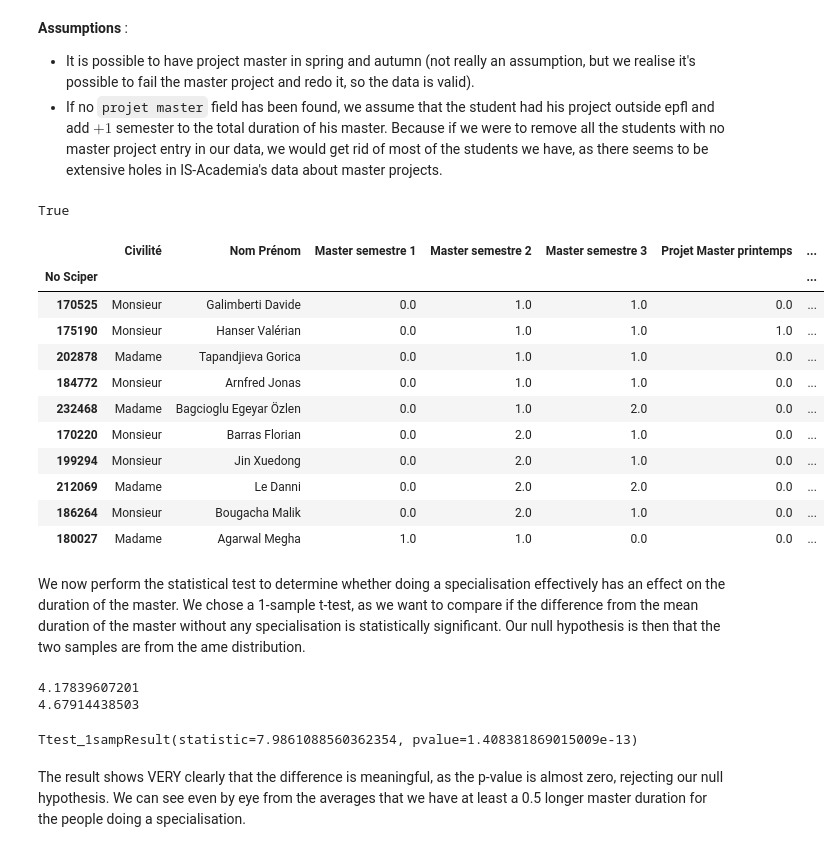
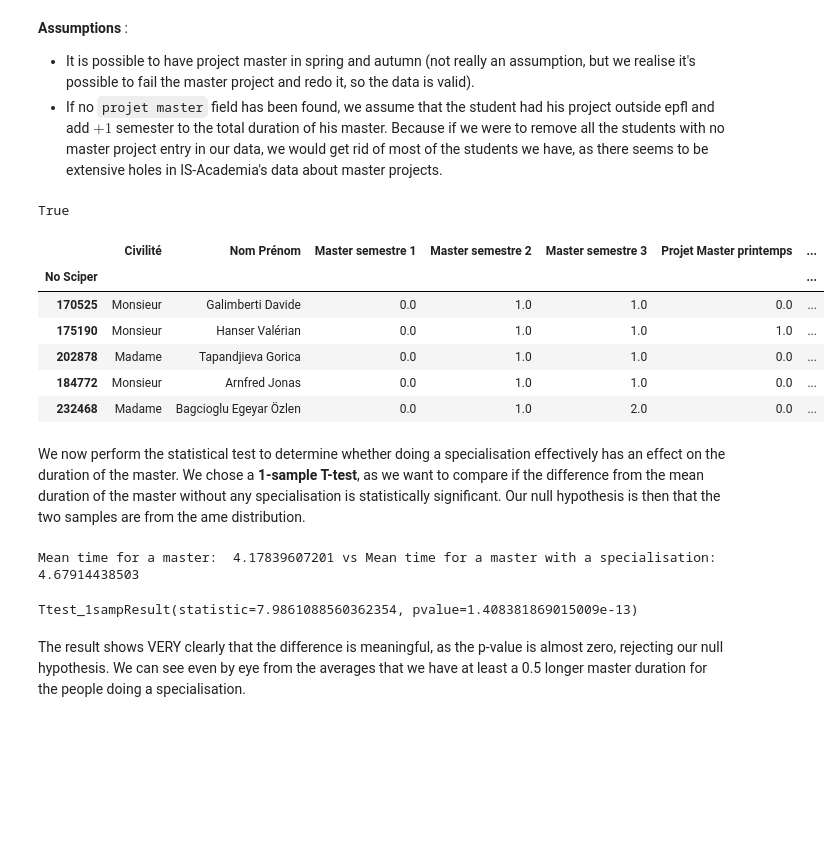
Before and after one commit to AgatheVkc/ada_homework, a Jupyter notebook: 02 - Data from the Web/assignment2.ipynb, the cells around one changed output. Drawn from its saved outputs; the diff is of its cells as text; code cells hidden in the pictures; blank space fills up the shorter version.

```diff
--- a/02 - Data from the Web/assignment2.ipynb
+++ b/02 - Data from the Web/assignment2.ipynb
@@ -127,7 +129,7 @@ pedagogic_year = ['Master semestre 1','Master semestre 2','Master semestre 3',
                   'Projet Master printemps','Projet Master automne']
 for year in range(2007,2016):
     for pedag in  pedagogic_year :
-         master_student = MasterStart(year,master_student,pedag)s
+         master_student = MasterStart(year,master_student,pedag)
 # %%
 # Here, we filter the students accordingly to the criteria given above
 
@@ -169,25 +159,20 @@ master_student.sort_values(ascending =[True, True],by=['Master semestre 1','Mast
 # %%
 print(master_student.index.is_unique)
 # We take the total duration and add 1 semester if there are no fields in PDM spring or autumn
 time = (course_time + 1-((master_student['Projet Master printemps']+ master_student['Projet Master automne'])>=1))
 master_student['Time to Finish']= time
-master_student.sort_values(ascending=[True,True],by=['Master semestre 1', 'Master semestre 2']).head(10)
+master_student.sort_values(ascending=[True,True],by=['Master semestre 1', 'Master semestre 2']).head()
 # %% [output]
 True
 |  | Civilité | Nom Prénom | Master semestre 1 | Master semestre 2 | Master semestre 3 | Projet Master printemps | ... |
 | No Sciper |  |  |  |  |  |  | ... |
 | 170525 | Monsieur | Galimberti Davide | 0.0 | 1.0 | 1.0 | 0.0 | ... |
 | 175190 | Monsieur | Hanser Valérian | 0.0 | 1.0 | 1.0 | 1.0 | ... |
 | 202878 | Madame | Tapandjieva Gorica | 0.0 | 1.0 | 1.0 | 0.0 | ... |
 | 184772 | Monsieur | Arnfred Jonas | 0.0 | 1.0 | 1.0 | 0.0 | ... |
 | 232468 | Madame | Bagcioglu Egeyar Özlen | 0.0 | 1.0 | 2.0 | 0.0 | ... |
-| 170220 | Monsieur | Barras Florian | 0.0 | 2.0 | 1.0 | 0.0 | ... |
-| 199294 | Monsieur | Jin Xuedong | 0.0 | 2.0 | 1.0 | 0.0 | ... |
-| 212069 | Madame | Le Danni | 0.0 | 2.0 | 2.0 | 0.0 | ... |
-| 186264 | Monsieur | Bougacha Malik | 0.0 | 2.0 | 1.0 | 0.0 | ... |
-| 180027 | Madame | Agarwal Megha | 1.0 | 1.0 | 0.0 | 0.0 | ... |
 # %% [markdown]
-We now perform the statistical test to determine whether doing a specialisation effectively has an effect on the duration of the master. We chose a 1-sample t-test, as we want to compare if the difference from the mean duration of the master without any specialisation is statistically significant. Our null hypothesis is then that the two samples are from the ame distribution.
+We now perform the statistical test to determine whether doing a specialisation effectively has an effect on the duration of the master. We chose a **1-sample T-test**, as we want to compare if the difference from the mean duration of the master without any specialisation is statistically significant. Our null hypothesis is then that the two samples are from the ame distribution.
 # %%
 import scipy.stats as stats
 specialisation = master_student[master_student['Spécialisation']==master_student['Spécialisation']]
@@ -197,8 +182,7 @@ print('Mean time for a master: ',mean_time,'vs Mean time for a master with a spe
 stats.ttest_1samp(a= mean_time_specialisation,
                  popmean= mean_time)
 # %% [output]
-4.17839607201
-4.67914438503
+Mean time for a master:  4.17839607201 vs Mean time for a master with a specialisation:  4.67914438503
 Ttest_1sampResult(statistic=7.9861088560362354, pvalue=1.408381869015009e-13)
 # %% [markdown]
 The result shows VERY clearly that the difference is meaningful, as the p-value is almost zero, rejecting our null hypothesis. We can see even by eye from the averages that we have at least a 0.5 longer master duration for the people doing a specialisation.
```
Also changed, not shown: parts of 22 cells of this notebook.
